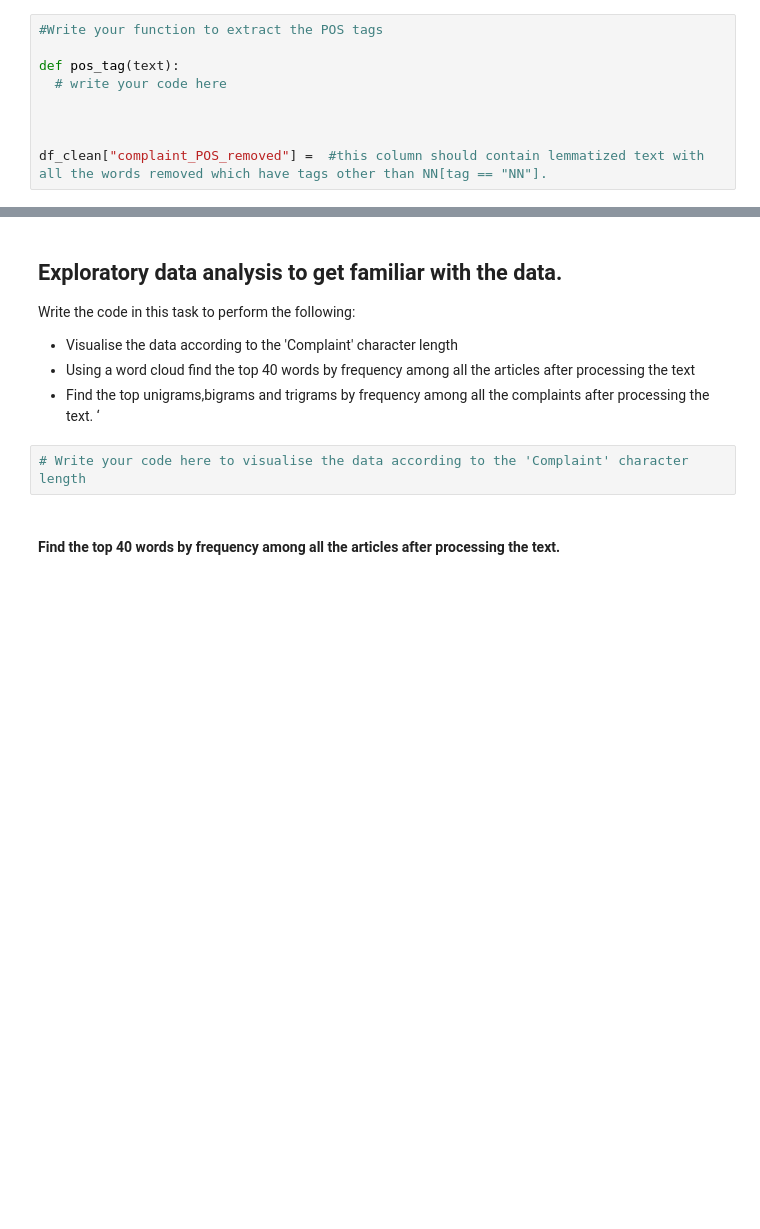
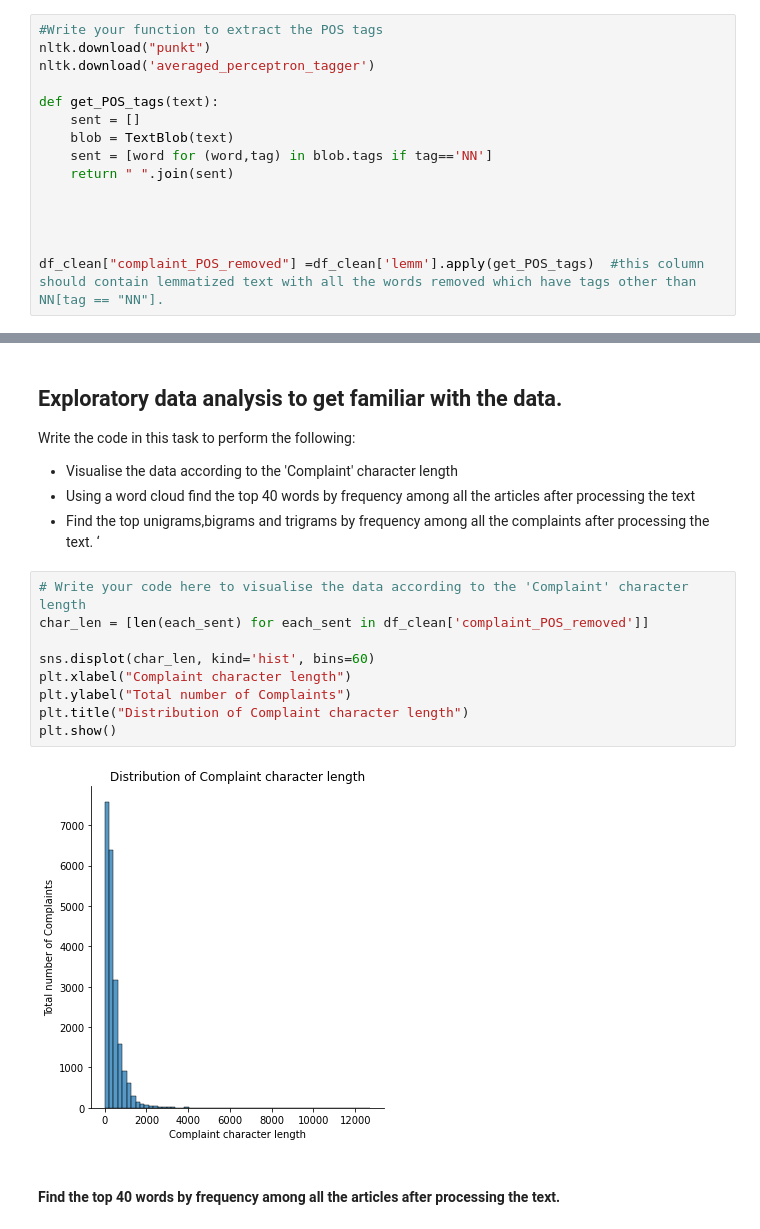
Before and after one commit to subhajitpal7/POS_Tag_Automatice_Ticket_Classification, a Jupyter notebook: Automatic_Ticket_Classification_Assignment.ipynb, the cells around one changed output, grey strips where cells are left out. Cells and saved outputs as stored; diff of their text form; blank space fills up the shorter version.

```diff
--- a/Automatic_Ticket_Classification_Assignment.ipynb
+++ b/Automatic_Ticket_Classification_Assignment.ipynb
@@ -195,9 +235,15 @@ df_clean
 # %%
 #Write your function to extract the POS tags
+nltk.download("punkt")
+nltk.download('averaged_perceptron_tagger')
 
-def pos_tag(text):
-  # write your code here
+def get_POS_tags(text):
+    sent = []
+    blob = TextBlob(text)
+    sent = [word for (word,tag) in blob.tags if tag=='NN']
+    return " ".join(sent)
 
 
 
-df_clean["complaint_POS_removed"] =  #this column should contain lemmatized text with all the words removed which have tags other than NN[tag == "NN"].
+
+df_clean["complaint_POS_removed"] =df_clean['lemm'].apply(get_POS_tags)  #this column should contain lemmatized text with all the words removed which have tags other than NN[tag == "NN"].
@@ -214,6 +280,15 @@ Write the code in this task to perform the following:
 *   Find the top unigrams,bigrams and trigrams by frequency among all the complaints after processing the text. ‘
 # %%
 # Write your code here to visualise the data according to the 'Complaint' character length
+char_len = [len(each_sent) for each_sent in df_clean['complaint_POS_removed']]
+
+sns.displot(char_len, kind='hist', bins=60)
+plt.xlabel("Complaint character length")
+plt.ylabel("Total number of Complaints")
+plt.title("Distribution of Complaint character length")
+plt.show()
+# %% [output]
+[figure, added]
 # %% [markdown]
 #### Find the top 40 words by frequency among all the articles after processing the text.
 # %%
```
Also changed, not shown: parts of 22 cells of this notebook.
